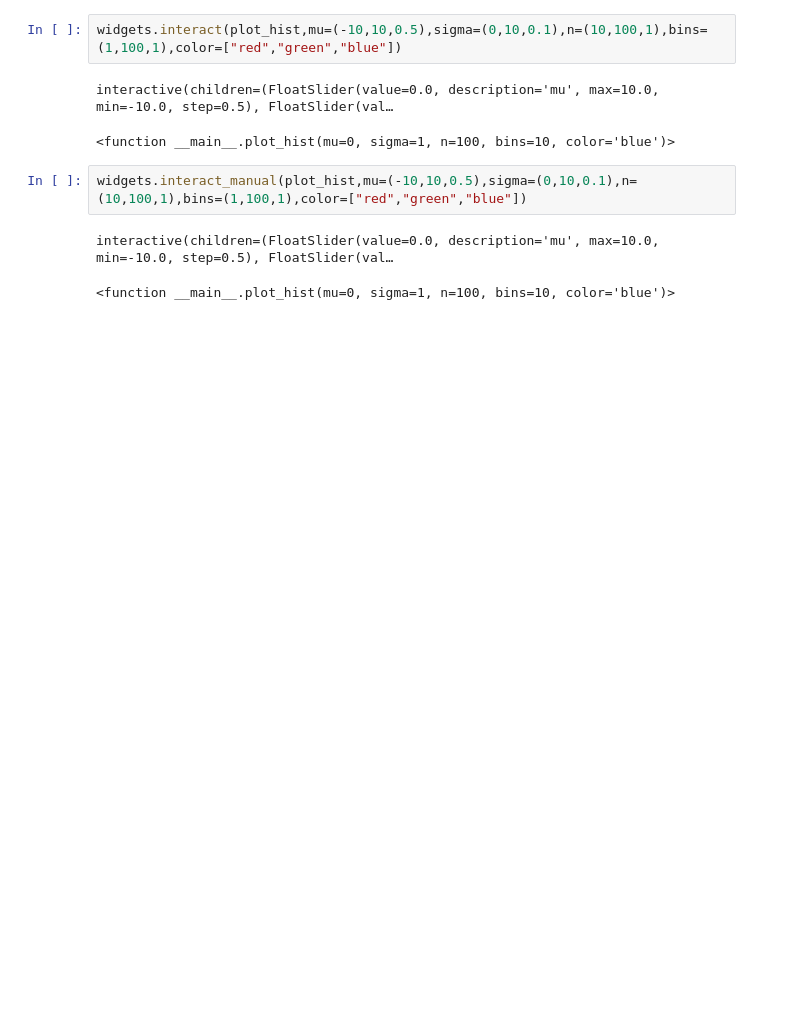
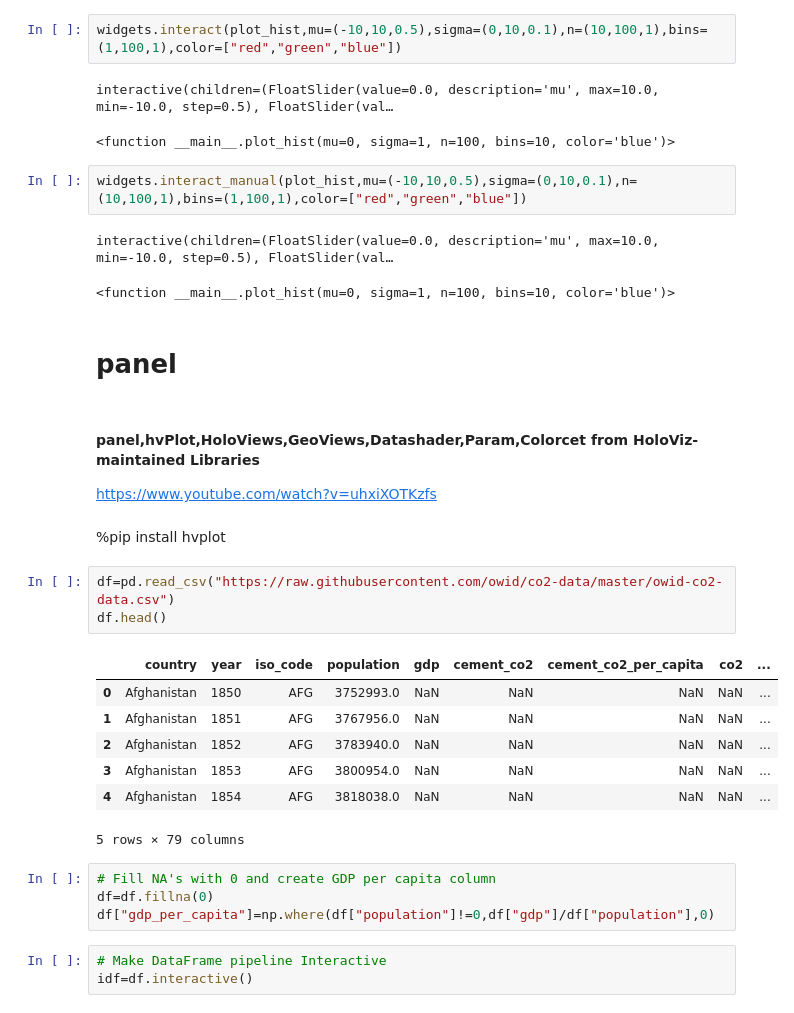
Before and after one commit to waseemofficial/Hotel-Booking-Data-, a Jupyter notebook: ipywidgets.ipynb, the cells around one changed output. Cells and saved outputs as stored; diff of their text form; blank space fills up the shorter version.

Commit message:
$ipygidgets GeoView HvPlot Panel 2

```diff
--- a/ipywidgets.ipynb
+++ b/ipywidgets.ipynb
@@ -82,3 +92,28 @@ widgets.interact_manual(plot_hist,mu=(-10,10,0.5),sigma=(0,10,0.1),n=(10,100,1),
 # %% [output]
 interactive(children=(FloatSlider(value=0.0, description='mu', max=10.0, min=-10.0, step=0.5), FloatSlider(val…
 <function __main__.plot_hist(mu=0, sigma=1, n=100, bins=10, color='blue')>
+# %% [markdown]
+# panel
+# %% [markdown]
+#### panel,hvPlot,HoloViews,GeoViews,Datashader,Param,Colorcet from HoloViz-maintained Libraries
+https://www.youtube.com/watch?v=uhxiXOTKzfs
+# %% [markdown]
+%pip install hvplot
+# %%
+df=pd.read_csv("https://raw.githubusercontent.com/owid/co2-data/master/owid-co2-data.csv")
+df.head()
+# %% [output]
+|  | country | year | iso_code | population | gdp | cement_co2 | cement_co2_per_capita | co2 | ... |
+| 0 | Afghanistan | 1850 | AFG | 3752993.0 | NaN | NaN | NaN | NaN | ... |
+| 1 | Afghanistan | 1851 | AFG | 3767956.0 | NaN | NaN | NaN | NaN | ... |
+| 2 | Afghanistan | 1852 | AFG | 3783940.0 | NaN | NaN | NaN | NaN | ... |
+| 3 | Afghanistan | 1853 | AFG | 3800954.0 | NaN | NaN | NaN | NaN | ... |
+| 4 | Afghanistan | 1854 | AFG | 3818038.0 | NaN | NaN | NaN | NaN | ... |
+5 rows × 79 columns
+# %%
+# Fill NA's with 0 and create GDP per capita column
+df=df.fillna(0)
+df["gdp_per_capita"]=np.where(df["population"]!=0,df["gdp"]/df["population"],0)
+# %%
+# Make DataFrame pipeline Interactive
+idf=df.interactive()
```
Also changed, not shown: parts of 20 cells of this notebook, 1 other file.
